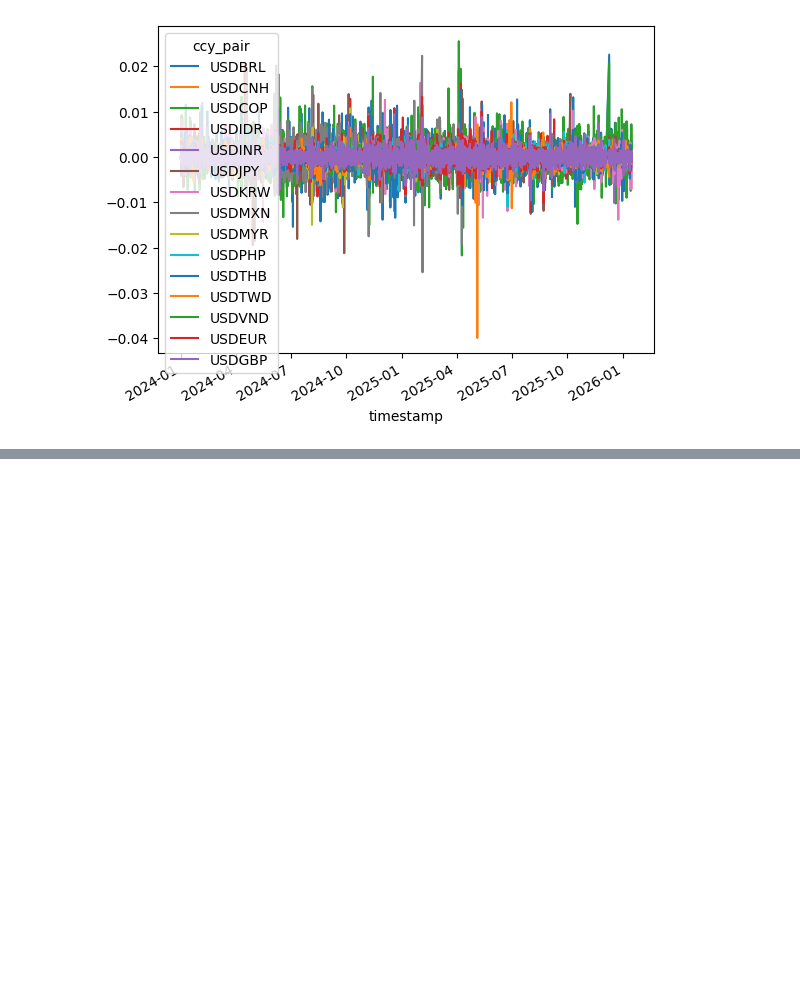
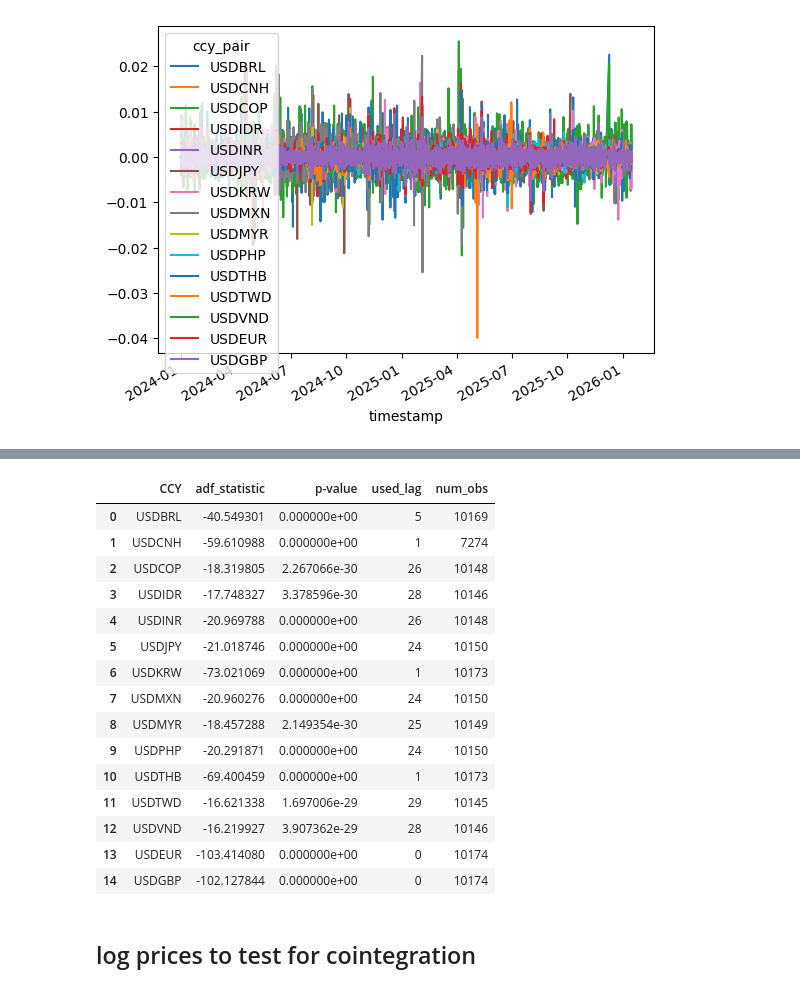
Before and after one commit to joshuachoy0711/projects, a Jupyter notebook: em_dm.ipynb, the cells around one changed output, grey strips where cells are left out. Cells and saved outputs as stored; diff of their text form; code cells hidden in the pictures; blank space fills up the shorter version.

```diff
--- a/em_dm.ipynb
+++ b/em_dm.ipynb
@@ -88,3 +94,9 @@ log_returns.plot()
 # %%
-log_returns
+# split into train/test
+
+split = 0.8*len(log_returns)
+train_data = log_returns.iloc[:int(split)]
+test_data = log_returns.iloc[int(split):]
+
+train_data.info()
 # %% [output]
@@ -104,0 +120,32 @@ log_returns
+# %%
+from statsmodels.tsa.stattools import adfuller
+
+X = train_data[train_data.columns]
+
+adf_data = pd.DataFrame()
+adf_data['CCY'] = X.columns
+adf_data['adf_statistic'] = [adfuller(train_data[col].dropna())[0] for col in X.columns]
+adf_data['p-value'] = [adfuller(train_data[col].dropna())[1] for col in X.columns]
+adf_data['used_lag'] = [adfuller(train_data[col].dropna())[2] for col in X.columns]
+adf_data['num_obs'] = [adfuller(train_data[col].dropna())[3] for col in X.columns]
+# %%
+adf_data
+# %% [output]
+|  | CCY | adf_statistic | p-value | used_lag | num_obs |
+| 0 | USDBRL | -40.549301 | 0.000000e+00 | 5 | 10169 |
+| 1 | USDCNH | -59.610988 | 0.000000e+00 | 1 | 7274 |
+| 2 | USDCOP | -18.319805 | 2.267066e-30 | 26 | 10148 |
+| 3 | USDIDR | -17.748327 | 3.378596e-30 | 28 | 10146 |
+| 4 | USDINR | -20.969788 | 0.000000e+00 | 26 | 10148 |
+| 5 | USDJPY | -21.018746 | 0.000000e+00 | 24 | 10150 |
+| 6 | USDKRW | -73.021069 | 0.000000e+00 | 1 | 10173 |
+| 7 | USDMXN | -20.960276 | 0.000000e+00 | 24 | 10150 |
+| 8 | USDMYR | -18.457288 | 2.149354e-30 | 25 | 10149 |
+| 9 | USDPHP | -20.291871 | 0.000000e+00 | 24 | 10150 |
+| 10 | USDTHB | -69.400459 | 0.000000e+00 | 1 | 10173 |
+| 11 | USDTWD | -16.621338 | 1.697006e-29 | 29 | 10145 |
+| 12 | USDVND | -16.219927 | 3.907362e-29 | 28 | 10146 |
+| 13 | USDEUR | -103.414080 | 0.000000e+00 | 0 | 10174 |
+| 14 | USDGBP | -102.127844 | 0.000000e+00 | 0 | 10174 |
+# %% [markdown]
+## log prices to test for cointegration
```
Also changed, not shown: parts of 7 cells of this notebook.
